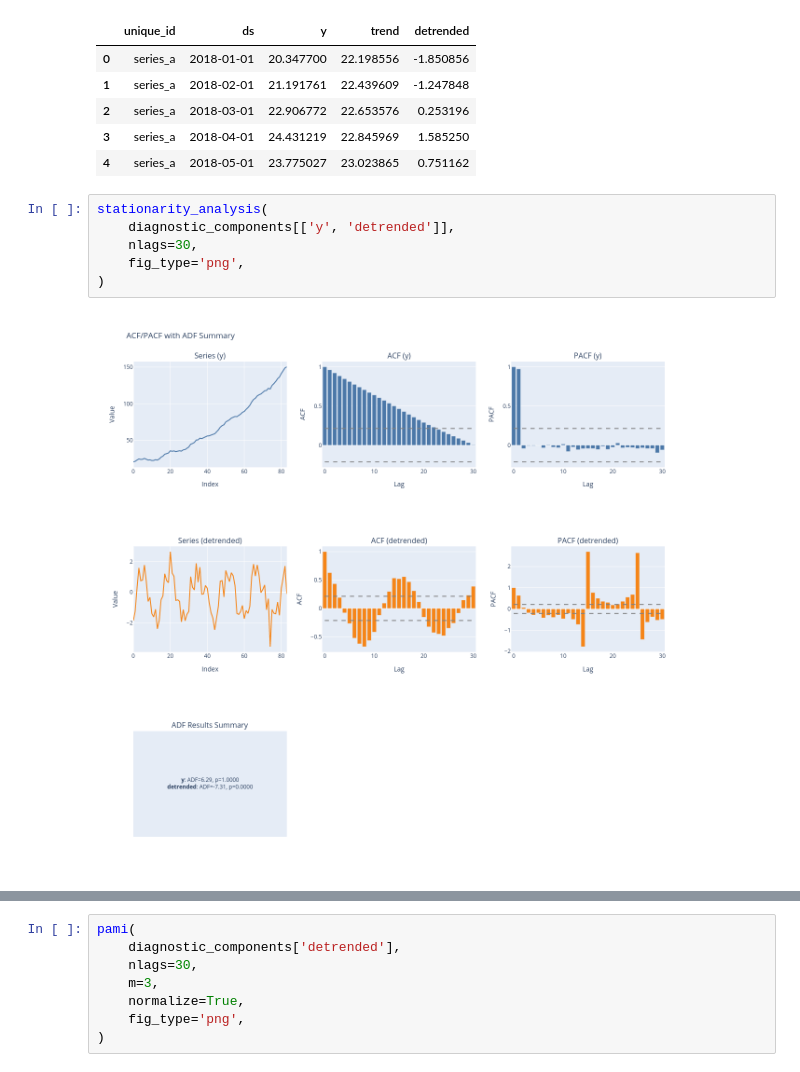
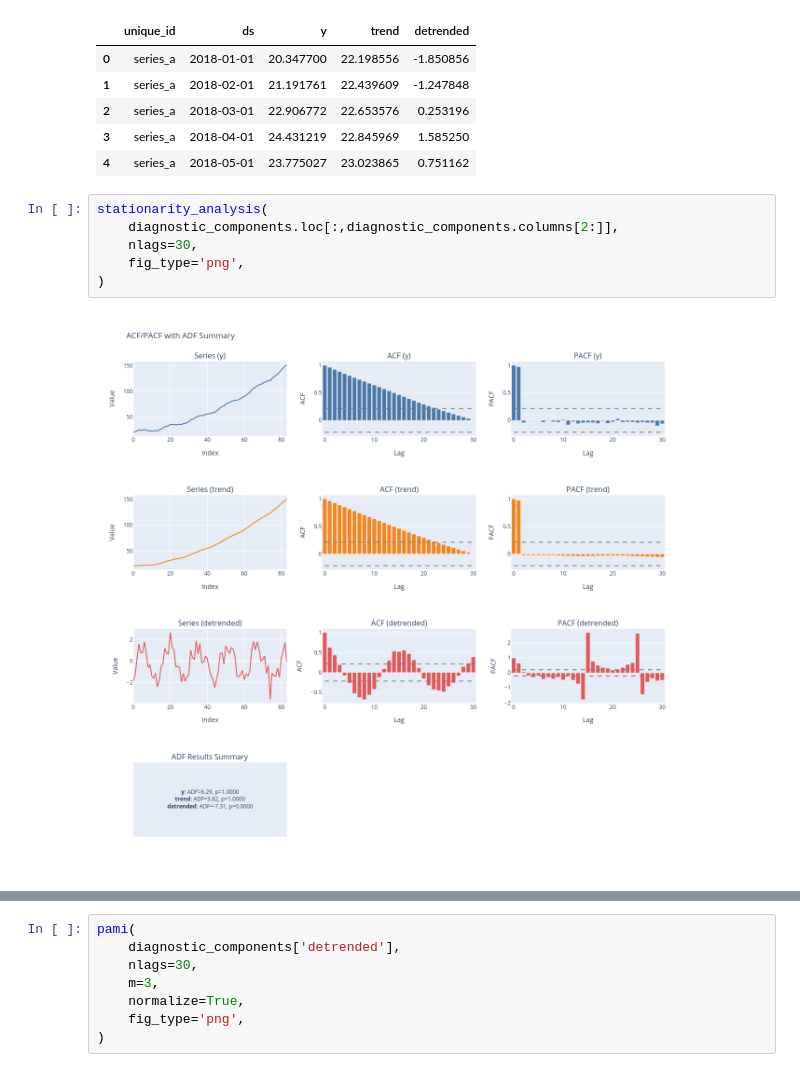
Before and after one commit to heylucasleao/tinyshift, a Jupyter notebook: tinyshift/examples/dtl.ipynb, the cells around one changed output, grey strips where cells are left out. Saved outputs shown, nothing was run; the diff lists cells and outputs as text.

```diff
--- a/tinyshift/examples/dtl.ipynb
+++ b/tinyshift/examples/dtl.ipynb
@@ -83,9 +87,9 @@ diagnostic_components.head()
 | 4 | series_a | 2018-05-01 | 23.775027 | 23.023865 | 0.751162 |
 # %%
 stationarity_analysis(
-    diagnostic_components[['y', 'detrended']],
+    diagnostic_components.loc[:,diagnostic_components.columns[2:]],
     nlags=30,
     fig_type='png',
 )
 # %% [output]
-[figure, old version]
+[figure, new version]
```
Also changed, not shown: parts of 4 cells of this notebook.
